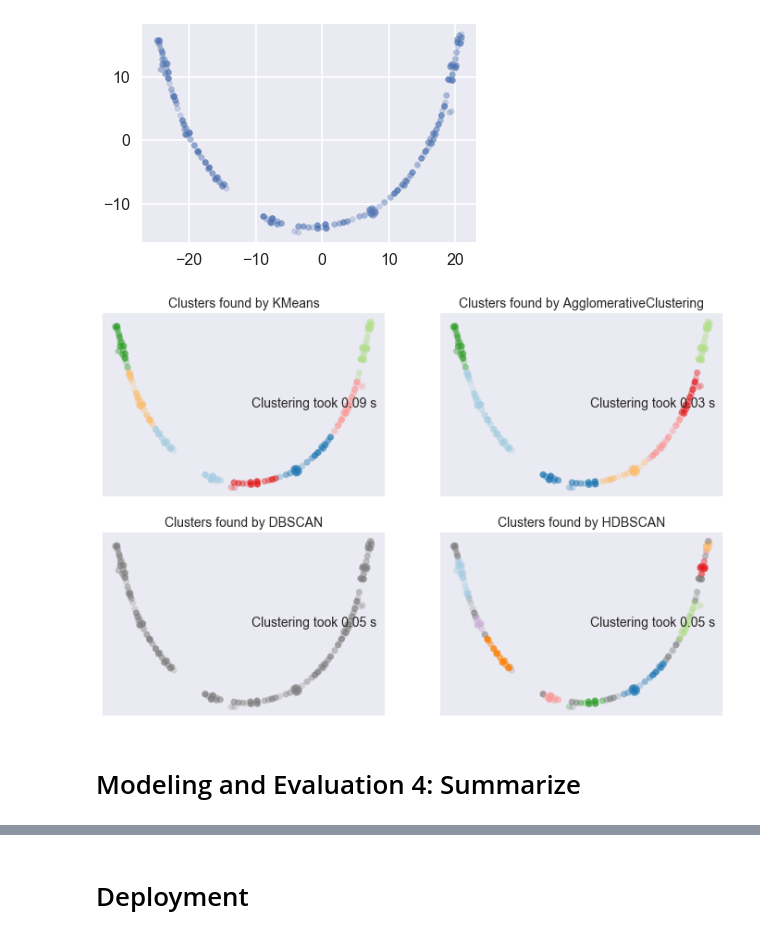
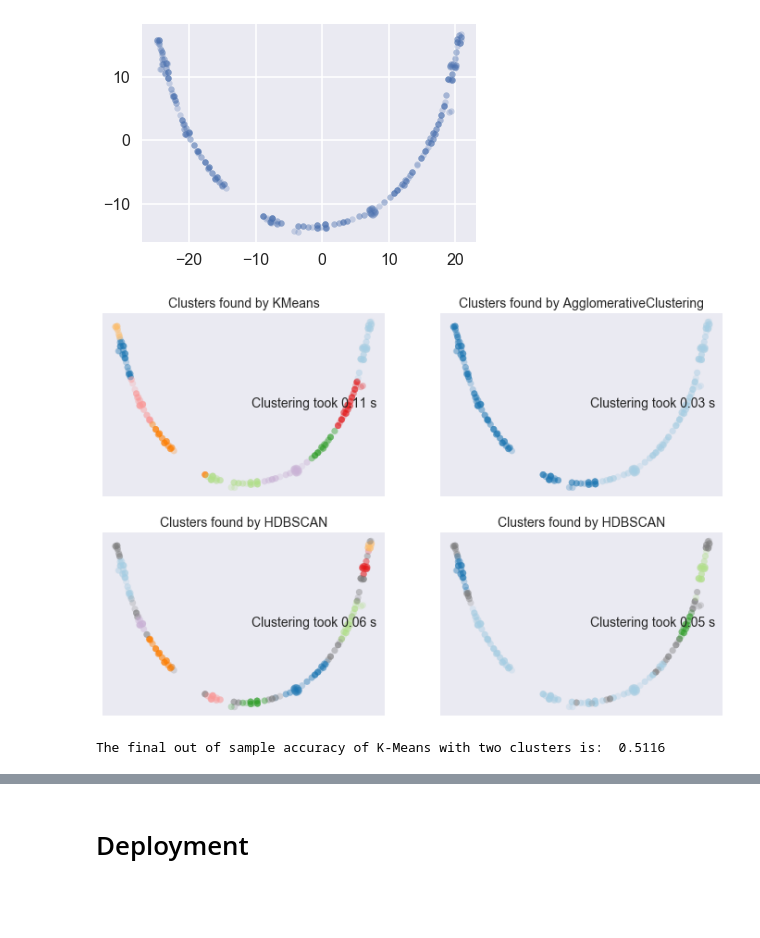
Before and after one commit to jeffweltman/MSDS7331, a Jupyter notebook: Lab3-Jordan.ipynb, the cells around one changed output, grey strips where cells are left out. Drawn from its saved outputs; the diff is of its cells as text; code cells hidden in the pictures; blank space fills up the shorter version.

Commit message:
Modeling section about done

```diff
--- a/Lab3-Jordan.ipynb
+++ b/Lab3-Jordan.ipynb
@@ -878,0 +867,17 @@ dist_elb.poof()
+# %%
+%%time
+newdims = (12, 8)
+fig, ax = pyplot.subplots(figsize=newdims)
+dist_elb = KElbowVisualizer(KMeans(), k=100, metric='distortion')
+dist_elb.fit(X_train)
+dist_elb.poof()
+
+n_clust = sil_elb.k_values_[np.argmin(sil_elb.k_scores_)]
+cls = KMeans(n_clusters=n_clust, init='k-means++', n_init=10, random_state=1)
+cls.fit(X_train)
+newfeature = cls.labels_
+X = np.column_stack((X_train, pd.get_dummies(newfeature)))
+acc = cross_validate(clf, X, y = y_train, cv = cv_class, scoring= ('accuracy', 'precision', 'recall'))
+print (n_clust, "Cluster KMeans average accuracy = ", acc['test_accuracy'].mean()*100, "+-", acc['test_accuracy'].std()*100)
+print (n_clust, "Cluster KMeans average precision = ", acc['test_precision'].mean()*100, "+-", acc['test_precision'].std()*100)
+print (n_clust, "Cluster KMeans average recall = ", acc['test_recall'].mean()*100, "+-", acc['test_recall'].std()*100)
@@ -946,31 +1011,39 @@ plt.show()
 # %%
 import time
 # This function will run a given clustering algorithm and plot the clusters on the same 2D  TSNE projection as above
 def plot_clusters(data, algorithm, args, kwds):
     start_time = time.time()
     labels = algorithm(*args, **kwds).fit_predict(data)
     end_time = time.time()
     palette = sns.color_palette('Paired', np.unique(labels).max() + 1)
     colors = [palette[x] if x >= 0 else (.5, .5, .5) for x in labels]
     plt.scatter(*projection.T, s=50, linewidth=0, c=colors, alpha=0.25)
     frame = plt.gca()
     frame.axes.get_xaxis().set_visible(False)
     frame.axes.get_yaxis().set_visible(False)
     plt.title('Clusters found by {}'.format(str(algorithm.__name__)), fontsize=14)
     plt.text(-0.5, 0.7, 'Clustering took {:.2f} s'.format(end_time - start_time), fontsize=14)
 
 
 
 plt.subplots(2, 2, figsize=newdims)
 plt.subplot(2, 2, 1)
-plot_clusters(X_train, cluster.KMeans, (), {'n_clusters':7})
+plot_clusters(X_train, cluster.KMeans, (), {'n_clusters':9})
 plt.subplot(2, 2, 2)
-plot_clusters(X_train, cluster.AgglomerativeClustering, (), {'n_clusters':7})
+plot_clusters(X_train, cluster.AgglomerativeClustering, (), {'n_clusters':2})
 plt.subplot(2, 2, 3)
-plot_clusters(X_train, cluster.DBSCAN, (), {'eps':0.025})
+plot_clusters(X_train, hdbscan.HDBSCAN, (), {'min_cluster_size':15})
 plt.subplot(2, 2, 4)
-plot_clusters(X_train, hdbscan.HDBSCAN, (), {'min_cluster_size':15})
+plot_clusters(X_train, hdbscan.HDBSCAN, (), {'min_cluster_size':30})
 # %% [output]
-[figure, old version]
+[figure, new version]
-# %% [markdown]
-# Modeling and Evaluation 4: Summarize
+# %%
+kmeans_preds = cluster.KMeans(n_clusters = 2).fit_predict(X_test)
+agg_preds = cluster.AgglomerativeClustering(n_clusters = 2, affinity='euclidean').fit_predict(X_test)
+hdbcscan_preds = hdbscan.HDBSCAN(min_cluster_size=15, min_samples=15).fit_predict(X_test)
+
+print('The final out of sample accuracy of K-Means with two clusters is: ', round(accuracy_score(y_test, kmeans_preds), 4))
+print('The final out of sample accuracy of Agglomer with two clusters is: ', round(accuracy_score(y_test, kmeans_preds), 4))
+print('The final out of sample accuracy of K-Means with two clusters is: ', round(accuracy_score(y_test, kmeans_preds), 4))
+# %% [output]
+The final out of sample accuracy of K-Means with two clusters is:  0.5116
```
Also changed, not shown: parts of 14 cells of this notebook.
